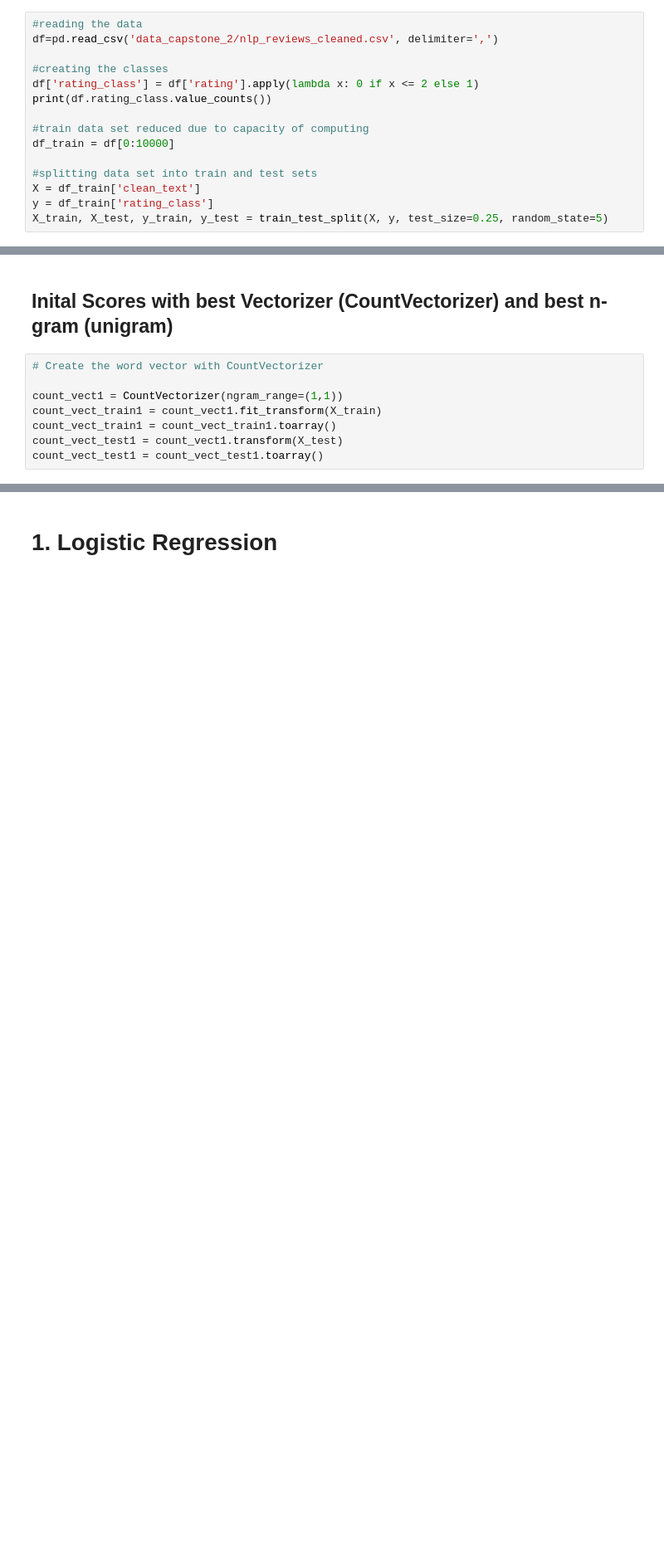
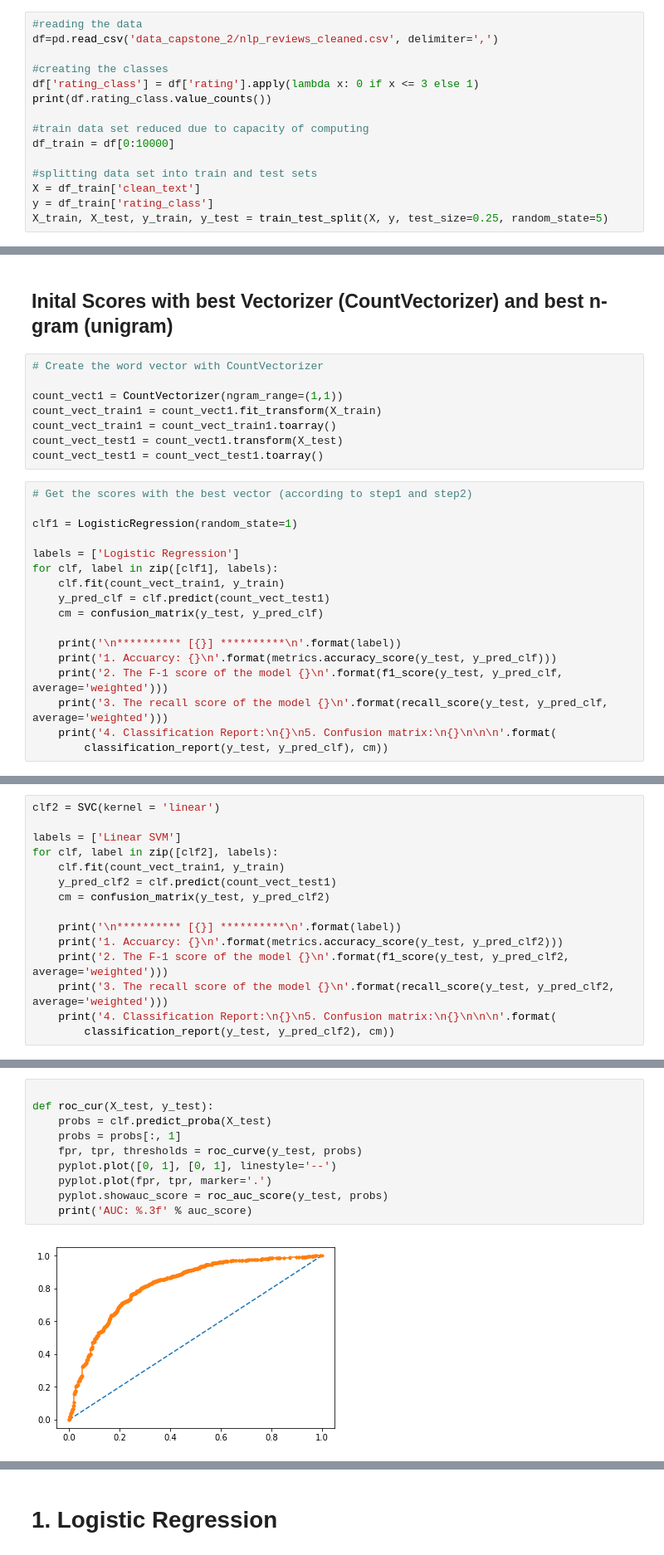
Before and after one commit to huseyin01/capstone_projects, a Jupyter notebook: capstone_project_2/06_modeling_step_3_hyperparameter_optimization.ipynb, the cells around one changed output, grey strips where cells are left out. Shown: that part at 83% size. Cells and saved outputs as stored; diff of their text form; blank space fills up the shorter version.

```diff
--- a/capstone_project_2/06_modeling_step_3_hyperparameter_optimization.ipynb
+++ b/capstone_project_2/06_modeling_step_3_hyperparameter_optimization.ipynb
@@ -62,7 +62,7 @@ warnings.filterwarnings('ignore')
 df=pd.read_csv('data_capstone_2/nlp_reviews_cleaned.csv', delimiter=',')
 
 #creating the classes
-df['rating_class'] = df['rating'].apply(lambda x: 0 if x <= 2 else 1)
+df['rating_class'] = df['rating'].apply(lambda x: 0 if x <= 3 else 1)
 print(df.rating_class.value_counts())
 
 #train data set reduced due to capacity of computing
@@ -86,3 +86,20 @@ count_vect_train1 = count_vect1.fit_transform(X_train)
 count_vect_train1 = count_vect_train1.toarray()
 count_vect_test1 = count_vect1.transform(X_test)
 count_vect_test1 = count_vect_test1.toarray()
+# %%
+# Get the scores with the best vector (according to step1 and step2)
+
+clf1 = LogisticRegression(random_state=1)
+
+labels = ['Logistic Regression']
+for clf, label in zip([clf1], labels):
+    clf.fit(count_vect_train1, y_train)
+    y_pred_clf = clf.predict(count_vect_test1)
+    cm = confusion_matrix(y_test, y_pred_clf)
+
+    print('\n********** [{}] **********\n'.format(label))
+    print('1. Accuarcy: {}\n'.format(metrics.accuracy_score(y_test, y_pred_clf)))
+    print('2. The F-1 score of the model {}\n'.format(f1_score(y_test, y_pred_clf, average='weighted')))
+    print('3. The recall score of the model {}\n'.format(recall_score(y_test, y_pred_clf, average='weighted')))
+    print('4. Classification Report:\n{}\n5. Confusion matrix:\n{}\n\n\n'.format(
+        classification_report(y_test, y_pred_clf), cm))
@@ -88,0 +124,15 @@ count_vect_test1 = count_vect_test1.toarray()
+# %%
+clf2 = SVC(kernel = 'linear')
+
+labels = ['Linear SVM']
+for clf, label in zip([clf2], labels):
+    clf.fit(count_vect_train1, y_train)
+    y_pred_clf2 = clf.predict(count_vect_test1)
+    cm = confusion_matrix(y_test, y_pred_clf2)
+
+    print('\n********** [{}] **********\n'.format(label))
+    print('1. Accuarcy: {}\n'.format(metrics.accuracy_score(y_test, y_pred_clf2)))
+    print('2. The F-1 score of the model {}\n'.format(f1_score(y_test, y_pred_clf2, average='weighted')))
+    print('3. The recall score of the model {}\n'.format(recall_score(y_test, y_pred_clf2, average='weighted')))
+    print('4. Classification Report:\n{}\n5. Confusion matrix:\n{}\n\n\n'.format(
+        classification_report(y_test, y_pred_clf2), cm))
@@ -88,0 +344,12 @@ count_vect_test1 = count_vect_test1.toarray()
+# %%
+
+def roc_cur(X_test, y_test):
+    probs = clf.predict_proba(X_test)
+    probs = probs[:, 1]
+    fpr, tpr, thresholds = roc_curve(y_test, probs)
+    pyplot.plot([0, 1], [0, 1], linestyle='--')
+    pyplot.plot(fpr, tpr, marker='.')
+    pyplot.showauc_score = roc_auc_score(y_test, probs)
+    print('AUC: %.3f' % auc_score)
+# %% [output]
+[figure, added]
```
Also changed, not shown: parts of 17 cells of this notebook, 5 other files.
